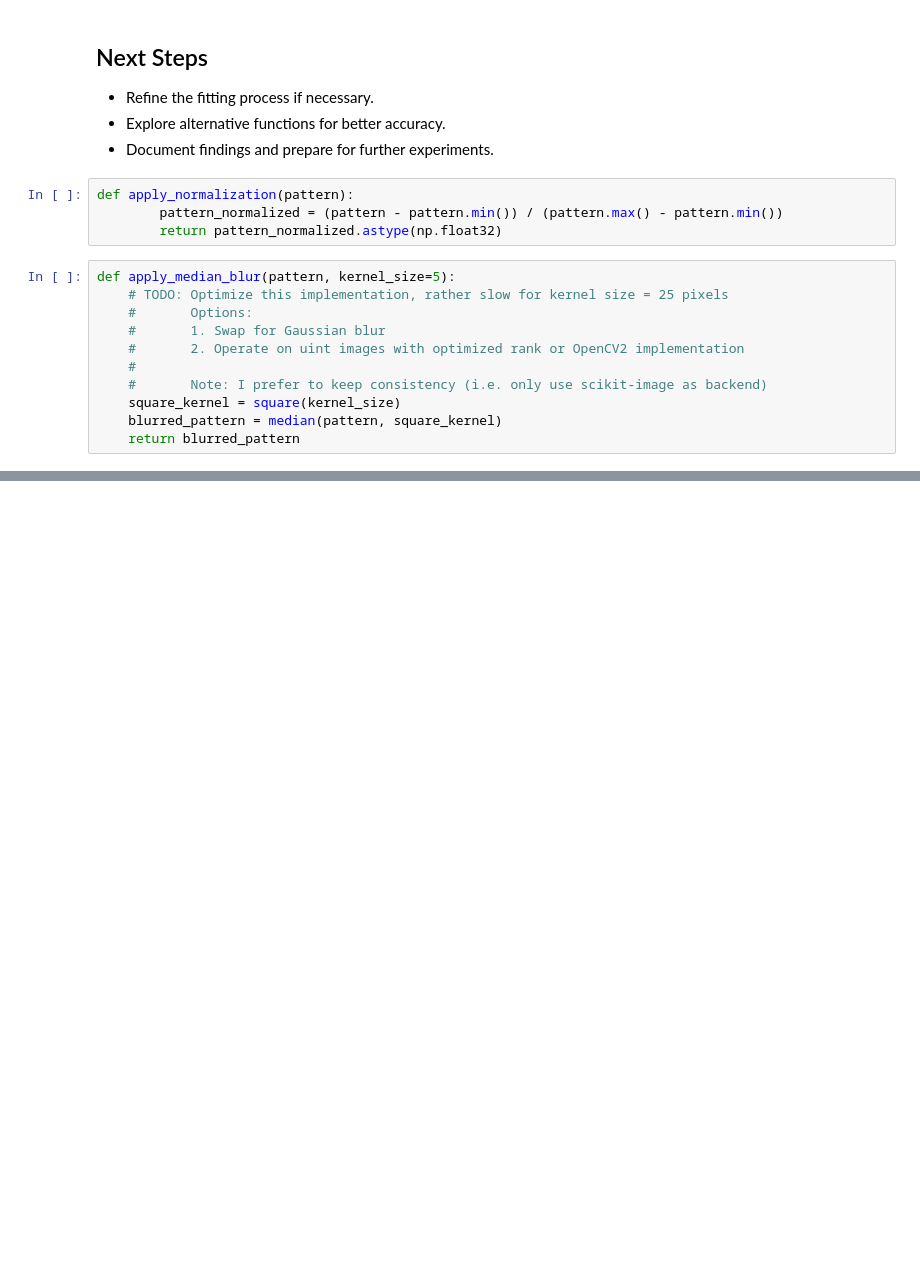
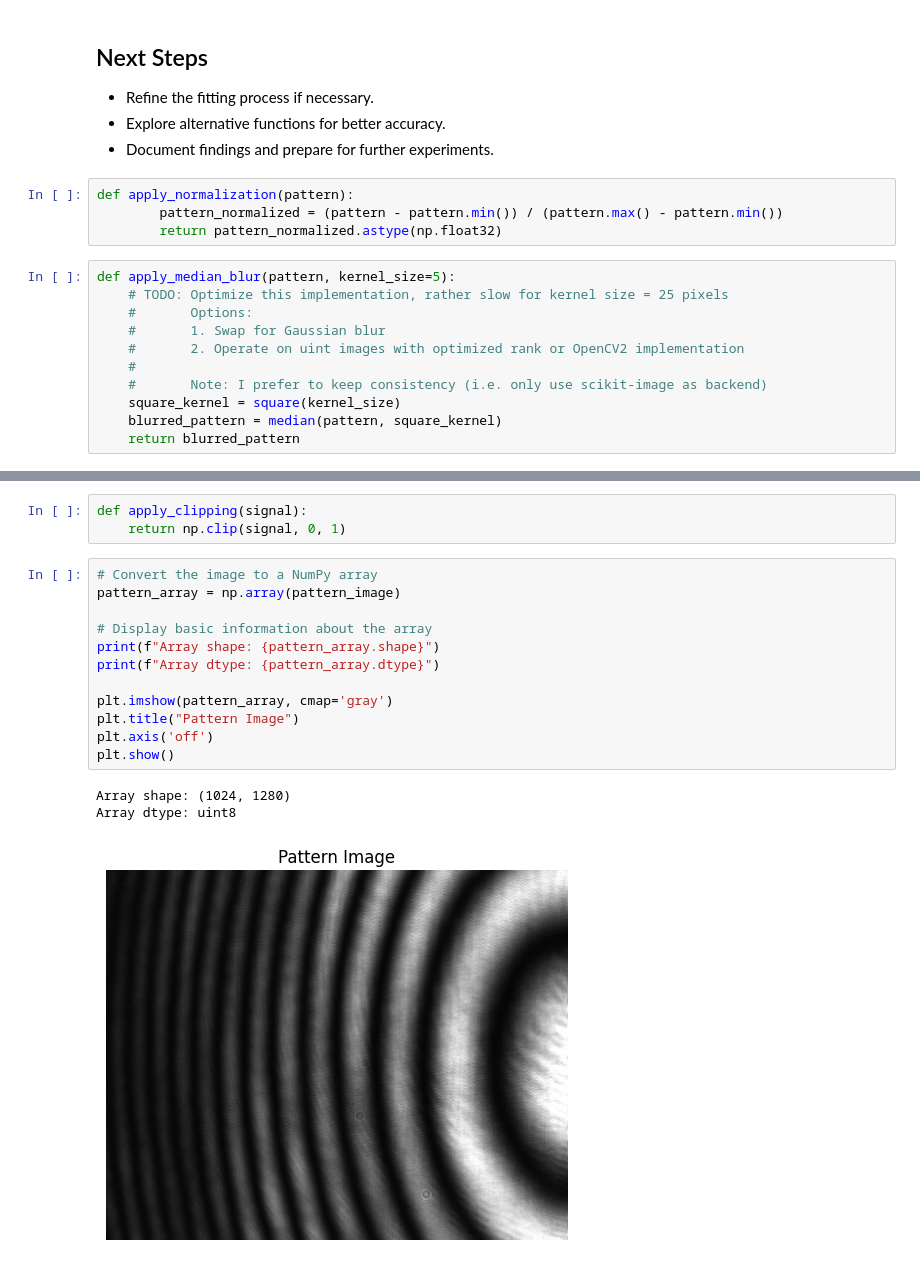
Before and after one commit to FMaia-ilof/one-shot-data-analysis-exploration, a Jupyter notebook: notebooks/exploratory_analysis.ipynb, the cells around one changed output, grey strips where cells are left out. Drawn from its saved outputs; the diff is of its cells as text; blank space fills up the shorter version.

```diff
--- a/notebooks/exploratory_analysis.ipynb
+++ b/notebooks/exploratory_analysis.ipynb
@@ -68,0 +111,19 @@ def apply_median_blur(pattern, kernel_size=5):
+# %%
+def apply_clipping(signal):
+    return np.clip(signal, 0, 1)
+# %%
+# Convert the image to a NumPy array
+pattern_array = np.array(pattern_image)
+
+# Display basic information about the array
+print(f"Array shape: {pattern_array.shape}")
+print(f"Array dtype: {pattern_array.dtype}")
+
+plt.imshow(pattern_array, cmap='gray')
+plt.title("Pattern Image")
+plt.axis('off')
+plt.show()
+# %% [output]
+Array shape: (1024, 1280)
+Array dtype: uint8
+[figure, added]
```
Also changed, not shown: parts of 8 cells of this notebook, 2 other files.
